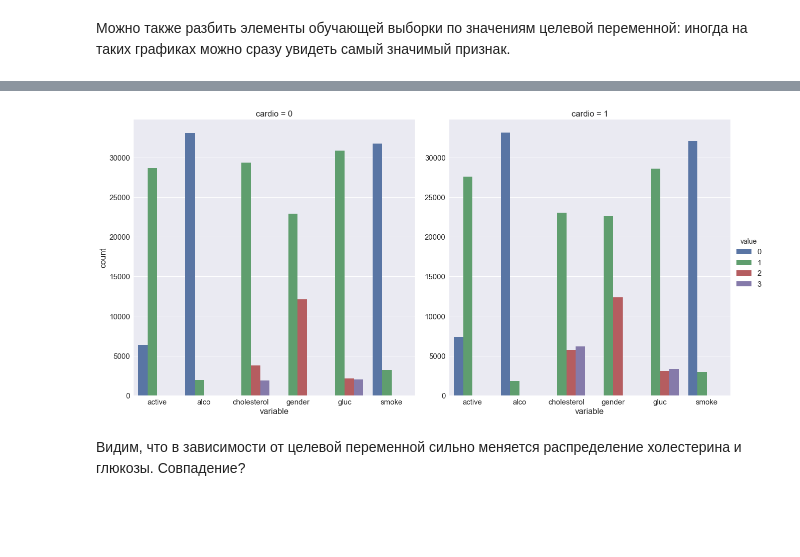
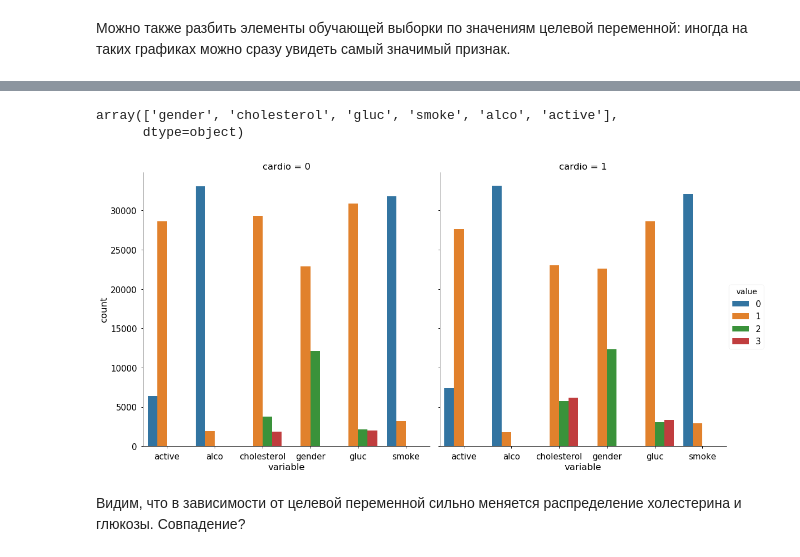
Before and after one commit to ivan-magda/mlcourse_open_homeworks, a Jupyter notebook: hw2_session3_visual_data_analysis.ipynb, the cells around one changed output, grey strips where cells are left out. Drawn from its saved outputs; the diff is of its cells as text; code cells hidden in the pictures; blank space fills up the shorter version.

```diff
--- a/hw2_session3_visual_data_analysis.ipynb
+++ b/hw2_session3_visual_data_analysis.ipynb
@@ -79,8 +79,7 @@ sns.set_context(
 # %% [markdown]
 # Проведем небольшой EDA
 # %%
-train = pd.read_csv('../../data/mlbootcamp5_train.csv', sep=';',
-                    index_col='id')
+train = pd.read_csv('./data/mlbootcamp5_train.csv', sep=';', index_col='id')
 # %%
 print('Размер датасета: ', train.shape)
 train.head()
@@ -118,18 +172,23 @@ sns.factorplot(x='variable', y='count', hue='value',
+# %%
+train_uniques['variable'].unique()
+# %% [output]
+array(['gender', 'cholesterol', 'gluc', 'smoke', 'alco', 'active'],
+      dtype=object)
 # %%
 train_uniques = pd.melt(frame=train, value_vars=['gender','cholesterol',
                                                  'gluc', 'smoke', 'alco',
                                                  'active'],
                         id_vars=['cardio'])
 train_uniques = pd.DataFrame(train_uniques.groupby(['variable', 'value',
                                                     'cardio'])['value'].count()) \
     .sort_index(level=[0, 1]) \
     .rename(columns={'value': 'count'}) \
     .reset_index()
 
 sns.factorplot(x='variable', y='count', hue='value',
-               col='cardio', data=train_uniques, kind='bar', size=9);
+               col='cardio', data=train_uniques, kind='bar', size=8);
 # %% [output]
-[figure, old version]
+[figure, new version]
 # %% [markdown]
 Видим, что в зависимости от целевой переменной сильно меняется распределение холестерина и глюкозы. Совпадение?
 # %% [markdown]
```
Also changed, not shown: parts of 14 cells of this notebook.
